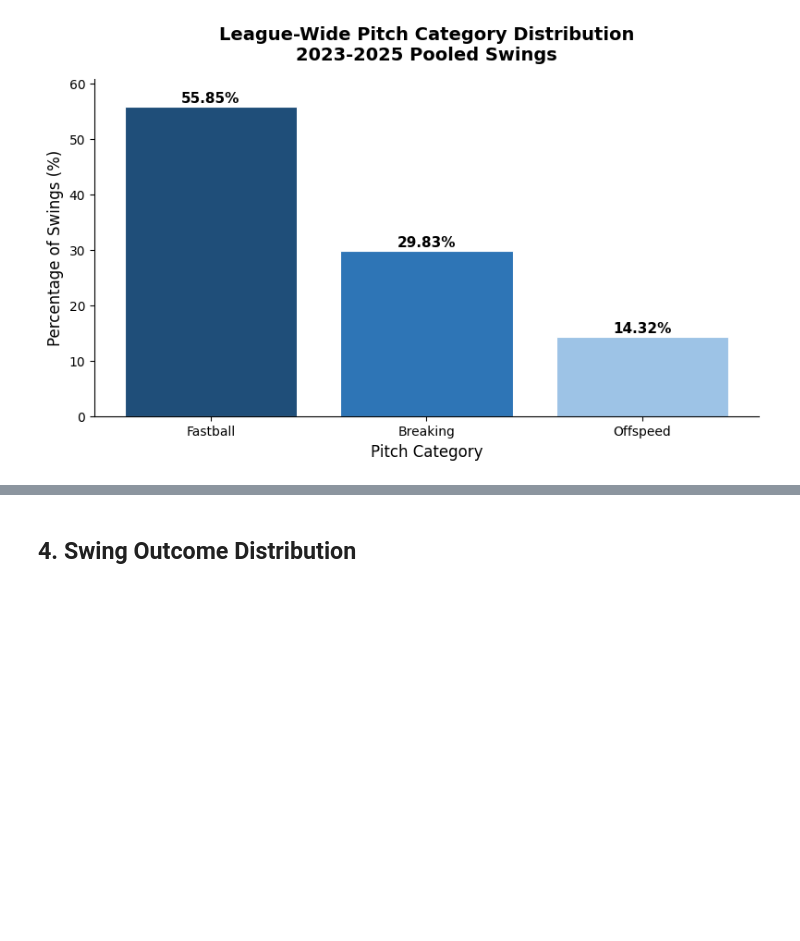
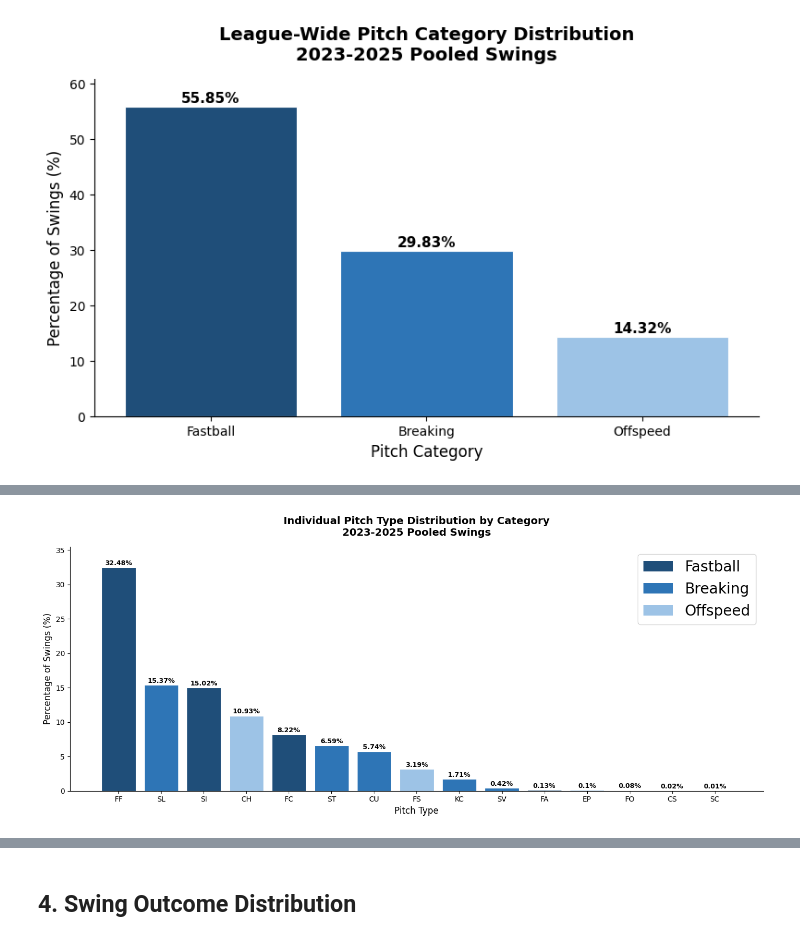
Before and after one commit to brycemgelarden/MLB_Ballpark_Factor_Analysis, a Jupyter notebook: notebooks/02_eda.ipynb, the cells around one changed output, grey strips where cells are left out. Cells and saved outputs as stored; diff of their text form; code cells hidden in the pictures; blank space fills up the shorter version.

Commit message:
eda_through_pitch

```diff
--- a/notebooks/02_eda.ipynb
+++ b/notebooks/02_eda.ipynb
@@ -191,0 +202,86 @@ pitch_category  count   pct
+# %%
+query = """
+    SELECT
+        pitch_type,
+        pitch_category,
+        COUNT(*) as count,
+        ROUND(COUNT(*) * 100.0 / SUM(COUNT(*)) OVER (), 2) as pct
+    FROM swings
+    GROUP BY pitch_type, pitch_category
+    ORDER BY count DESC
+"""
+
+pitch_type_dist = pd.read_sql_query(query, conn)
+
+# Map category colors
+color_map = {
+    'Fastball': '#1F4E79',
+    'Breaking': '#2E75B6',
+    'Offspeed': '#9DC3E6'
+}
+
+colors = pitch_type_dist['pitch_category'].map(color_map)
+
+fig, ax = plt.subplots(figsize=(14, 6))
+
+bars = ax.bar(pitch_type_dist['pitch_type'],
+              pitch_type_dist['pct'],
+              color=colors,
+              edgecolor='white',
+              linewidth=0.8)
+
+# Percentage labels
+for bar, pct in zip(ax.patches, pitch_type_dist['pct']):
+    ax.text(bar.get_x() + bar.get_width() / 2,
+            bar.get_height() + 0.1,
+            f'{pct}%',
+            ha='center', va='bottom', fontsize=9, fontweight='bold')
+
+# Legend
+from matplotlib.patches import Patch
+legend_elements = [
+    Patch(facecolor='#1F4E79', label='Fastball'),
+    Patch(facecolor='#2E75B6', label='Breaking'),
+    Patch(facecolor='#9DC3E6', label='Offspeed')
+]
+ax.legend(handles=legend_elements, fontsize=20)
+
+ax.set_title('Individual Pitch Type Distribution by Category\n2023-2025 Pooled Swings',
+             fontsize=14, fontweight='bold', pad=15)
+ax.set_xlabel('Pitch Type', fontsize=12)
+ax.set_ylabel('Percentage of Swings (%)', fontsize=12)
+ax.set_ylim(0, pitch_type_dist['pct'].max() + 3)
+
+sns.despine()
+plt.tight_layout()
+plt.show()
+
+# Pitch type key — same order as chart (count descending)
+pitch_names = {
+    'FF': 'Four-Seam Fastball',
+    'FC': 'Cutter',
+    'SI': 'Sinker',
+    'FA': 'Fastball',
+    'FT': 'Two-Seam Fastball',
+    'SF': 'Split-Finger Fastball',
+    'SL': 'Slider',
+    'ST': 'Sweeper',
+    'CU': 'Curveball',
+    'KC': 'Knuckle Curve',
+    'SV': 'Slurve',
+    'CH': 'Changeup',
+    'FS': 'Splitter',
+    'CS': 'Slow Curve',
+    'EP': 'Eephus',
+    'FO': 'Forkball',
+    'SC': 'Screwball',
+}
+
+print("Pitch Type Key:")
+print("-" * 30)
+for code in pitch_type_dist['pitch_type'].values:
+    if code in pitch_names:
+        print(f"  {code}:  {pitch_names[code]}")
+print("-" * 30)
+# %% [output]
+[figure, added]
```
Also changed, not shown: parts of 5 cells of this notebook.
